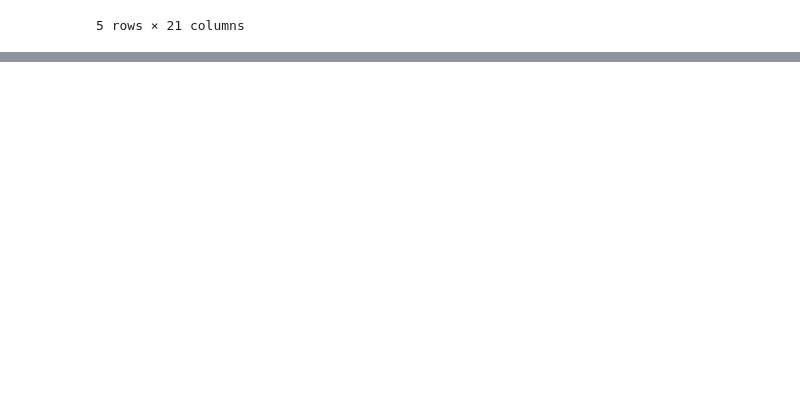
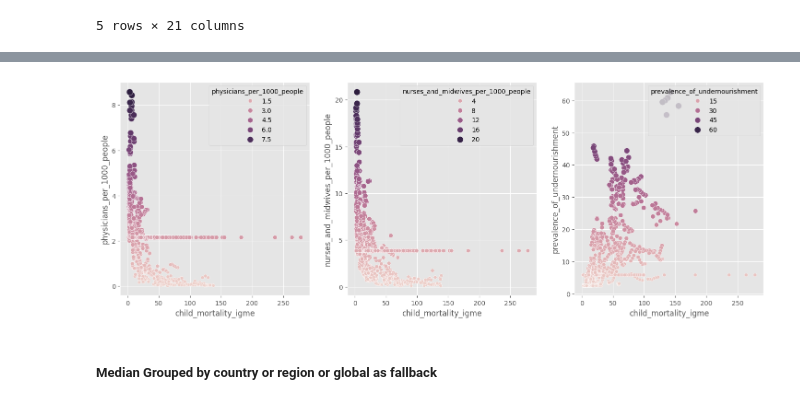
Before and after one commit to HamzahFayad/master_thesis_child_mortality, a Jupyter notebook: 01_notebooks/2_data_preprocessing.ipynb, the cells around one changed output, grey strips where cells are left out. Saved outputs shown, nothing was run; the diff lists cells and outputs as text; code cells hidden in the pictures; blank space fills up the shorter version.

```diff
--- a/01_notebooks/2_data_preprocessing.ipynb
+++ b/01_notebooks/2_data_preprocessing.ipynb
@@ -96,0 +148,9 @@ missing_indicators_df.head()
+# %%
+imputed_with_median = df_imp_test.copy()
+imputed_with_median = imputed_with_median.fillna(imputed_with_median.median())
+median_df = imputed_with_median.loc[:, ~nan_indicators(imputed_with_median) & ~wb_regions(imputed_with_median)]
+
+median_df = pd.concat([label_col, median_df], axis=1)
+
+#show histograms
+data_exploration.histograms(median_df)
@@ -96,0 +159,6 @@ missing_indicators_df.head()
+# %%
+data_exploration.scatterplots(median_df, most_critical_cols, 3)
+# %% [output]
+[figure, added]
+# %% [markdown]
+##### Median Grouped by country or region or global as fallback
```
Also changed, not shown: parts of 23 cells of this notebook, 1 other file.
